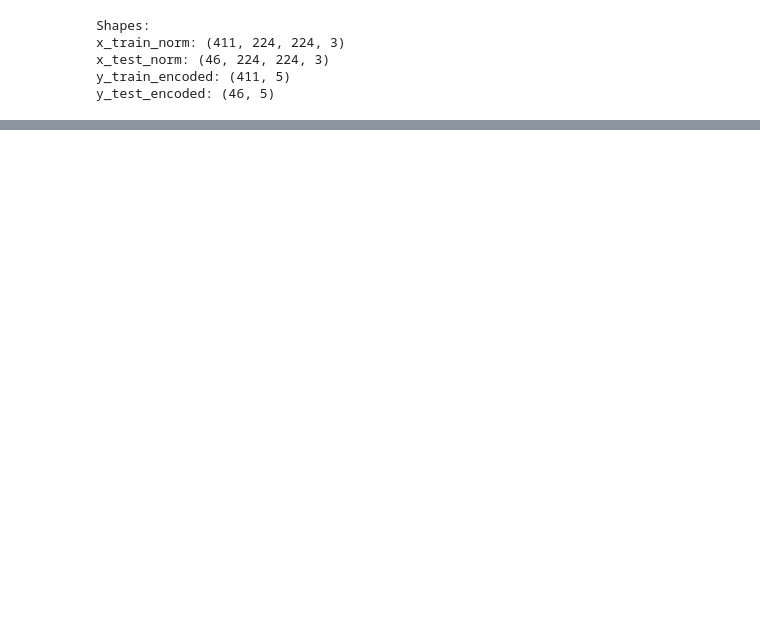
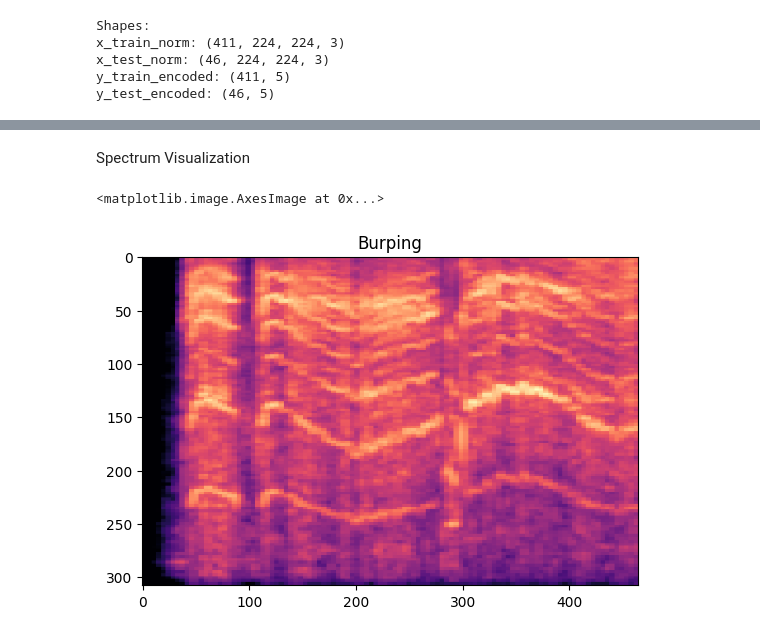
Before and after one commit to Deepak-Ragavendra/Smart_AI_Powered_Child_Safety_Jewelry, a Jupyter notebook: main.ipynb, the cells around one changed output, grey strips where cells are left out. Saved outputs shown, nothing was run; the diff lists cells and outputs as text; code cells hidden in the pictures; blank space fills up the shorter version.

```diff
--- a/main.ipynb
+++ b/main.ipynb
@@ -297,0 +320,10 @@ Predicted class: hungry, Confidence: 0.30
+# %% [markdown]
+Spectrum Visualization
+# %%
+
+from PIL import Image
+plt.title("Burping")
+plt.imshow(Image.open("/content/processed/burping/5afc6a14-a9d8-45f8-b31d-c79dd87cc8c6-1430757039803-1.7-m-48-bu.png"))
+# %% [output]
+<matplotlib.image.AxesImage at 0x...>
+[figure, added]
```
Also changed, not shown: parts of 31 cells of this notebook.
